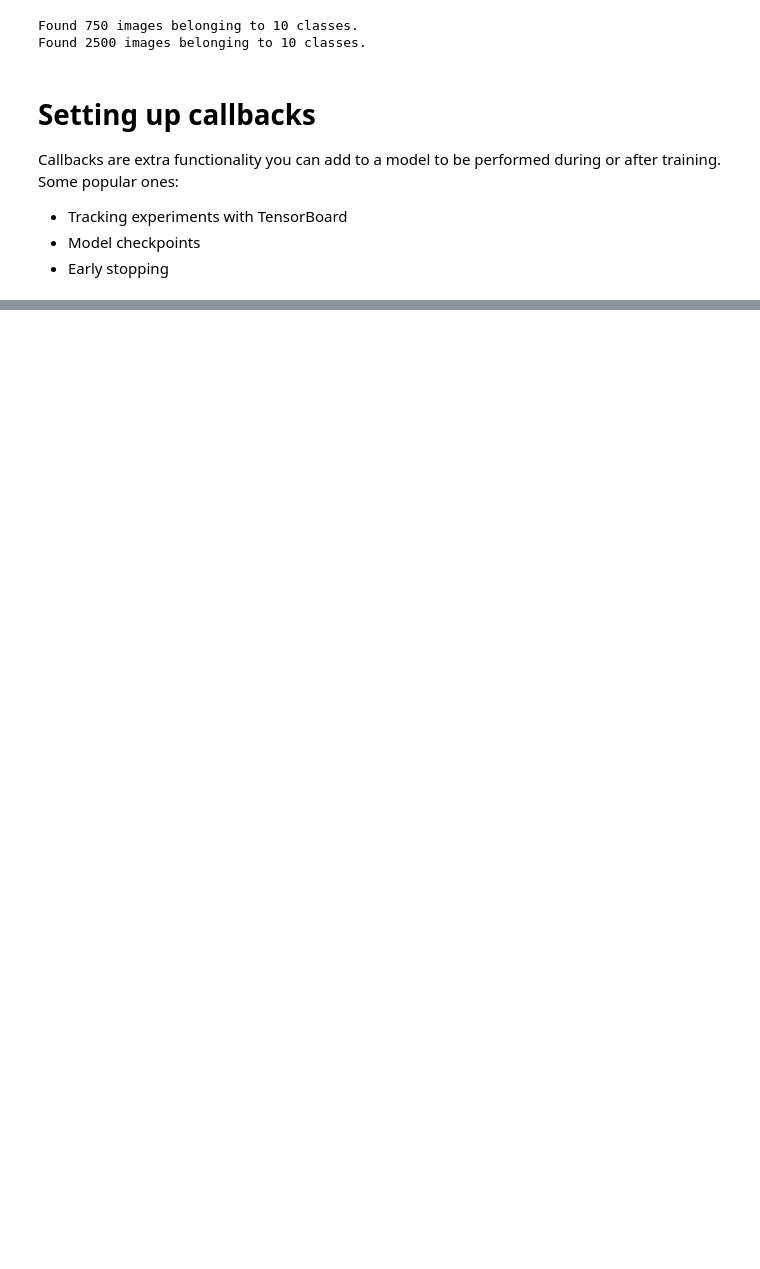
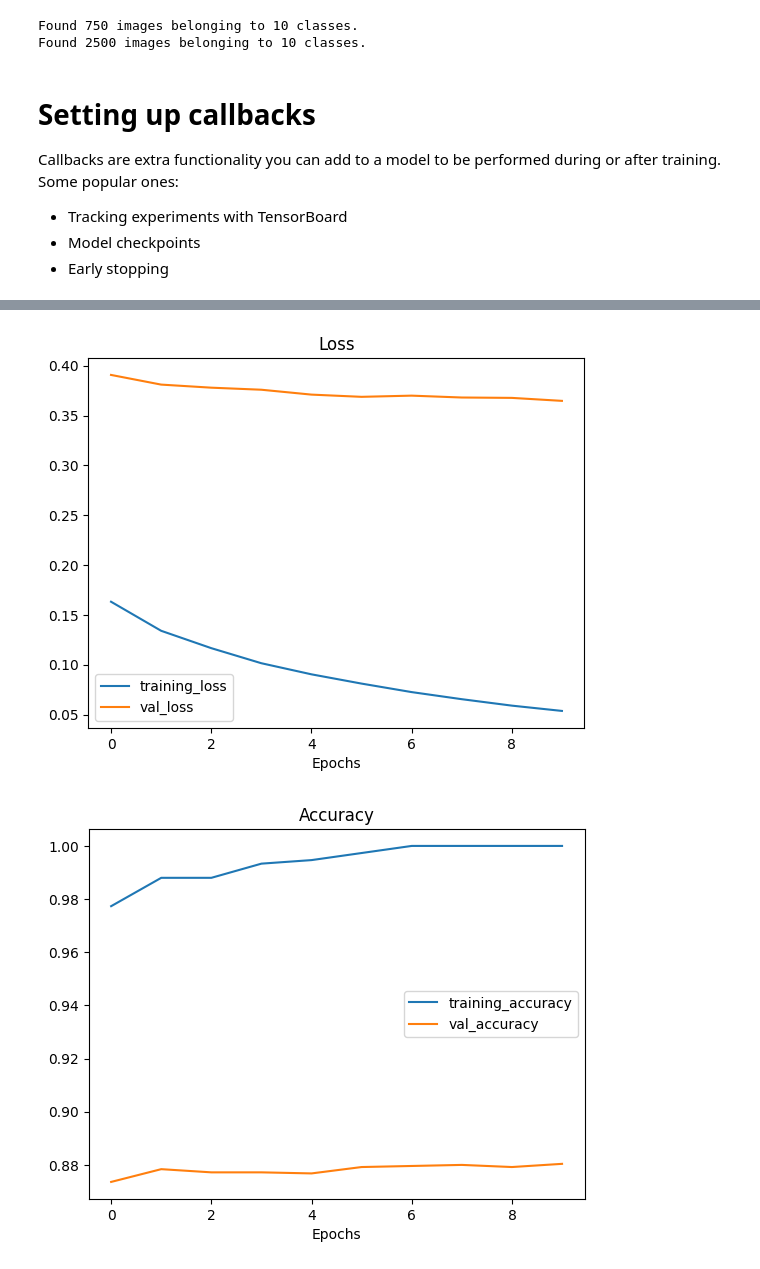
Before and after one commit to jescalada/Tensorflow-colabs, a Jupyter notebook: transfer_learning.ipynb, the cells around one changed output, grey strips where cells are left out. Cells and saved outputs as stored; diff of their text form; code cells hidden in the pictures; blank space fills up the shorter version.

```diff
--- a/transfer_learning.ipynb
+++ b/transfer_learning.ipynb
@@ -95,0 +190,4 @@ def create_tensorboard_callback(dir_name, experiment_name):
+# %%
+# Create an EfficientNet model
+efficientnet_model = create_model(efficientnet_url,
+                            num_classes=train_data_10_percent.num_classes)
@@ -95,0 +280,5 @@ def create_tensorboard_callback(dir_name, experiment_name):
+# %%
+plot_loss_curves(efficientnet_history)
+# %% [output]
+[figure, added]
+[figure, added]
```
Also changed, not shown: parts of 15 cells of this notebook.
